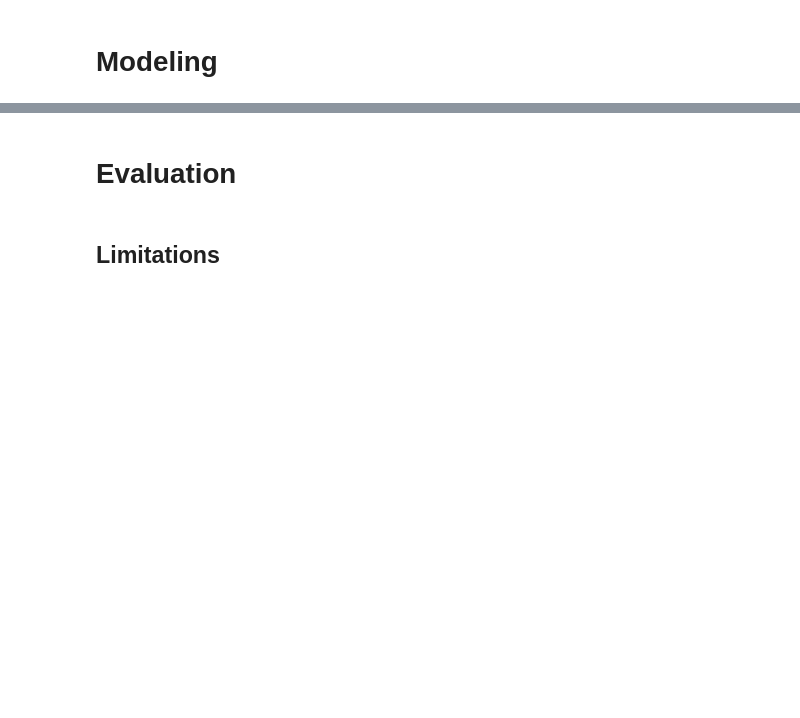
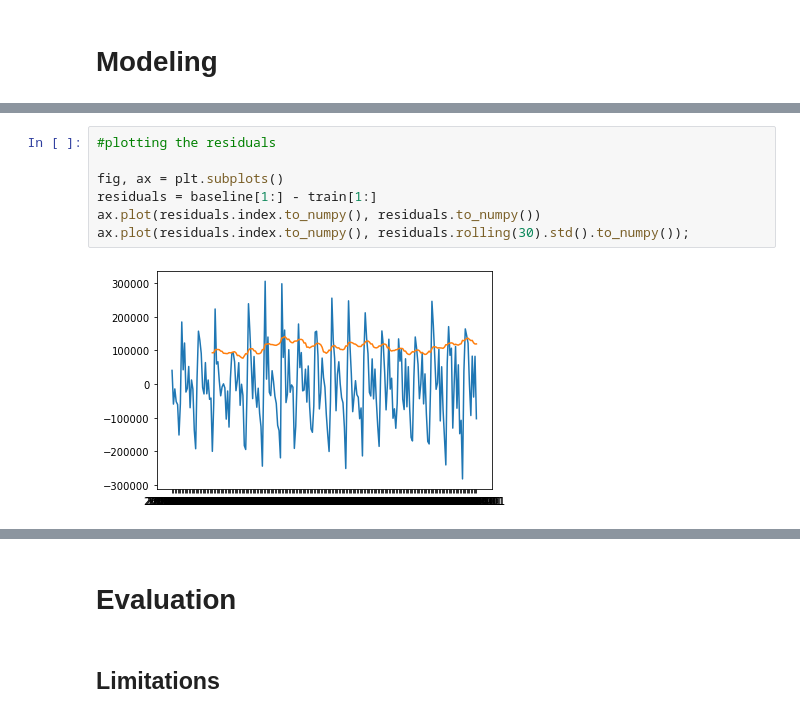
Before and after one commit to lpb3393/natural_gas_consumption, a Jupyter notebook: natural_gas_consumption.ipynb, the cells around one changed output, grey strips where cells are left out. Cells and saved outputs as stored; diff of their text form; blank space fills up the shorter version.

```diff
--- a/natural_gas_consumption.ipynb
+++ b/natural_gas_consumption.ipynb
@@ -10,0 +217,9 @@
+# %%
+#plotting the residuals
+
+fig, ax = plt.subplots()
+residuals = baseline[1:] - train[1:]
+ax.plot(residuals.index.to_numpy(), residuals.to_numpy())
+ax.plot(residuals.index.to_numpy(), residuals.rolling(30).std().to_numpy());
+# %% [output]
+[figure, added]
```
Also changed, not shown: parts of 57 cells of this notebook.
